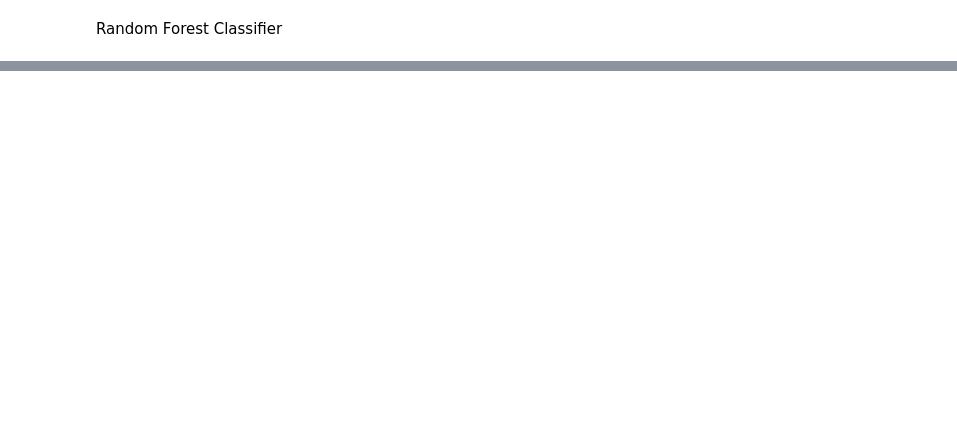
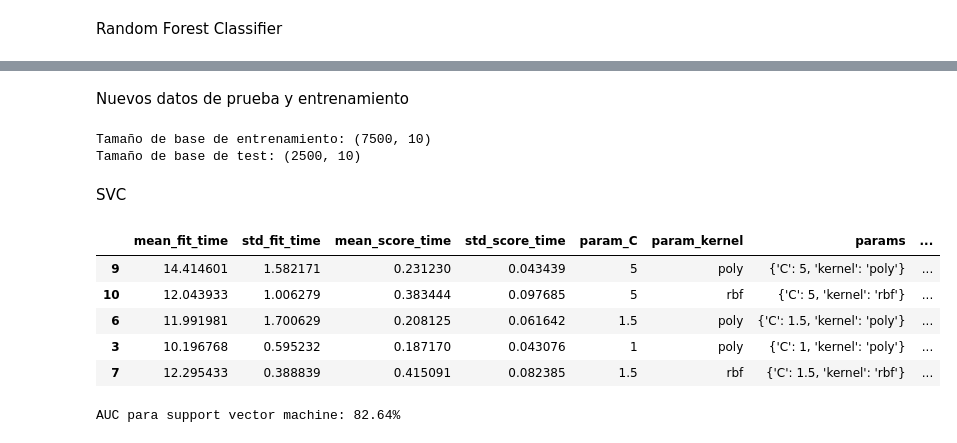
Before and after one commit to jolual2747/bank-customer-churn-prediction, a Jupyter notebook: 02-MODELACION.ipynb, the cells around one changed output, grey strips where cells are left out. Drawn from its saved outputs; the diff is of its cells as text; code cells hidden in the pictures; blank space fills up the shorter version.

```diff
--- a/02-MODELACION.ipynb
+++ b/02-MODELACION.ipynb
@@ -141,0 +162,4 @@ pd.DataFrame(grid3.cv_results_).sort_values(by='rank_test_score', ascending=True
+# %%
+cat_cols = ['Geography', 'Gender', 'HasCrCard', 'IsActiveMember']
+num_cols = df2.drop(columns=cat_cols).columns.tolist()
+num_cols.remove('Exited')
@@ -141,0 +178,11 @@ pd.DataFrame(grid3.cv_results_).sort_values(by='rank_test_score', ascending=True
+# %%
+from sklearn.feature_selection import chi2
+from sklearn.preprocessing import OrdinalEncoder
+
+# codificamos las variables categóricas
+encoder = OrdinalEncoder().set_output(transform='pandas')
+X = df2[cat_cols]
+X =encoder.fit_transform(X)
+y = df2.Exited.values
+cat_kbest = SelectKBest(chi2,k=3).set_output(transform='pandas')
+best_cats = cat_kbest.fit_transform(X, y)
@@ -141,0 +191,4 @@ pd.DataFrame(grid3.cv_results_).sort_values(by='rank_test_score', ascending=True
+# %%
+new_df = pd.concat([best_nums, df2[cat_cols][best_cats.columns.tolist()]], axis = 1)
+new_df['Exited'] = y
+new_df.head()
@@ -141,0 +202,41 @@ pd.DataFrame(grid3.cv_results_).sort_values(by='rank_test_score', ascending=True
+# %% [markdown]
+Nuevos datos de prueba y entrenamiento
+# %%
+to_encode = new_df.select_dtypes('object').columns.tolist()
+to_scale = ['CreditScore', 'Age', 'Balance', 'NumOfProducts']
+
+transformer = ColumnTransformer([
+    ('OHE', OneHotEncoder(sparse=False, handle_unknown='ignore'), to_encode),
+    ('scaler', MinMaxScaler(), to_scale)
+], verbose_feature_names_out=False, remainder='passthrough').set_output(transform='pandas')
+
+X = new_df.drop(columns=['Exited'])
+y = new_df.Exited.values
+X = transformer.fit_transform(X)
+X_train, X_test, y_train, y_test = train_test_split(X, y)
+print(f"Tamaño de base de entrenamiento: {X_train.shape}")
+print(f"Tamaño de base de test: {X_test.shape}")
+# %% [output]
+Tamaño de base de entrenamiento: (7500, 10)
+Tamaño de base de test: (2500, 10)
+# %% [markdown]
+SVC
+# %%
+from sklearn.svm import SVC
+from sklearn.model_selection import GridSearchCV
+
+param_grid = {'kernel': ['poly', 'rbf', 'sigmoid'], 'C':[0.5, 1, 1.5, 5]}
+grid = GridSearchCV(SVC(probability=True), param_grid=param_grid, n_jobs=-1, scoring='roc_auc', cv = 5, return_train_score=False)
+grid.fit(X_train, y_train)
+pd.DataFrame(grid.cv_results_).sort_values(by='rank_test_score', ascending=True).head(5)
+# %% [output]
+|  | mean_fit_time | std_fit_time | mean_score_time | std_score_time | param_C | param_kernel | params | ... |
+| 9 | 14.414601 | 1.582171 | 0.231230 | 0.043439 | 5 | poly | {'C': 5, 'kernel': 'poly'} | ... |
+| 10 | 12.043933 | 1.006279 | 0.383444 | 0.097685 | 5 | rbf | {'C': 5, 'kernel': 'rbf'} | ... |
+| 6 | 11.991981 | 1.700629 | 0.208125 | 0.061642 | 1.5 | poly | {'C': 1.5, 'kernel': 'poly'} | ... |
+| 3 | 10.196768 | 0.595232 | 0.187170 | 0.043076 | 1 | poly | {'C': 1, 'kernel': 'poly'} | ... |
+| 7 | 12.295433 | 0.388839 | 0.415091 | 0.082385 | 1.5 | rbf | {'C': 1.5, 'kernel': 'rbf'} | ... |
+# %%
+print(f"AUC para support vector machine: {roc_auc_score(y_test, grid.best_estimator_.predict_proba(X_test)[:, 1]):.2%}")
+# %% [output]
+AUC para support vector machine: 82.64%
```
Also changed, not shown: parts of 26 cells of this notebook.
